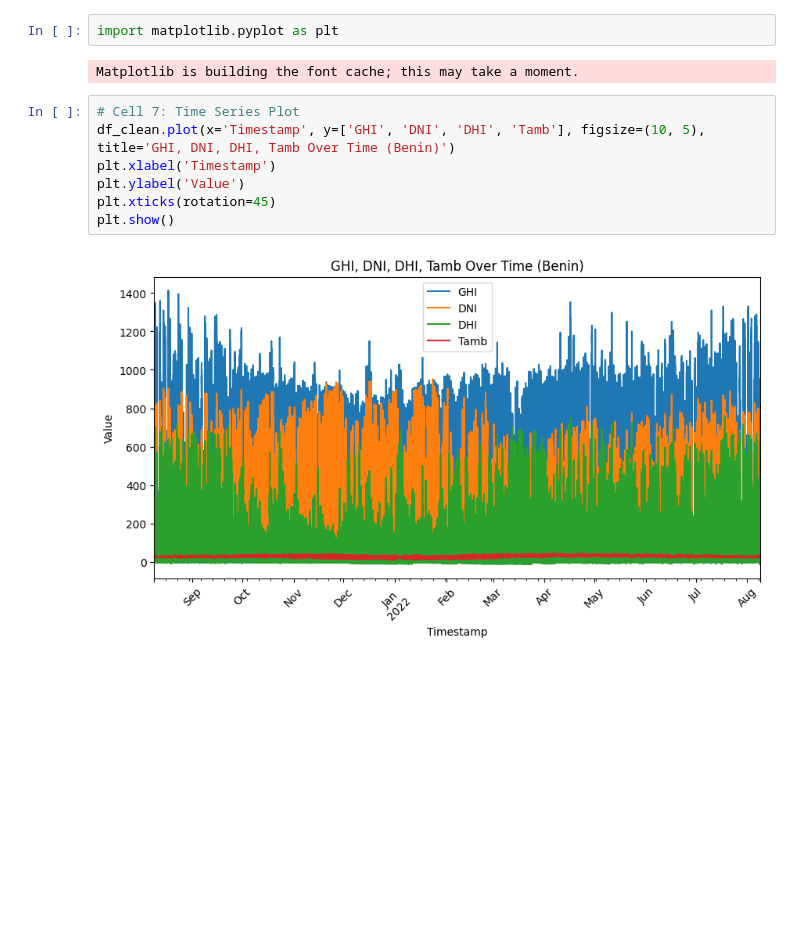
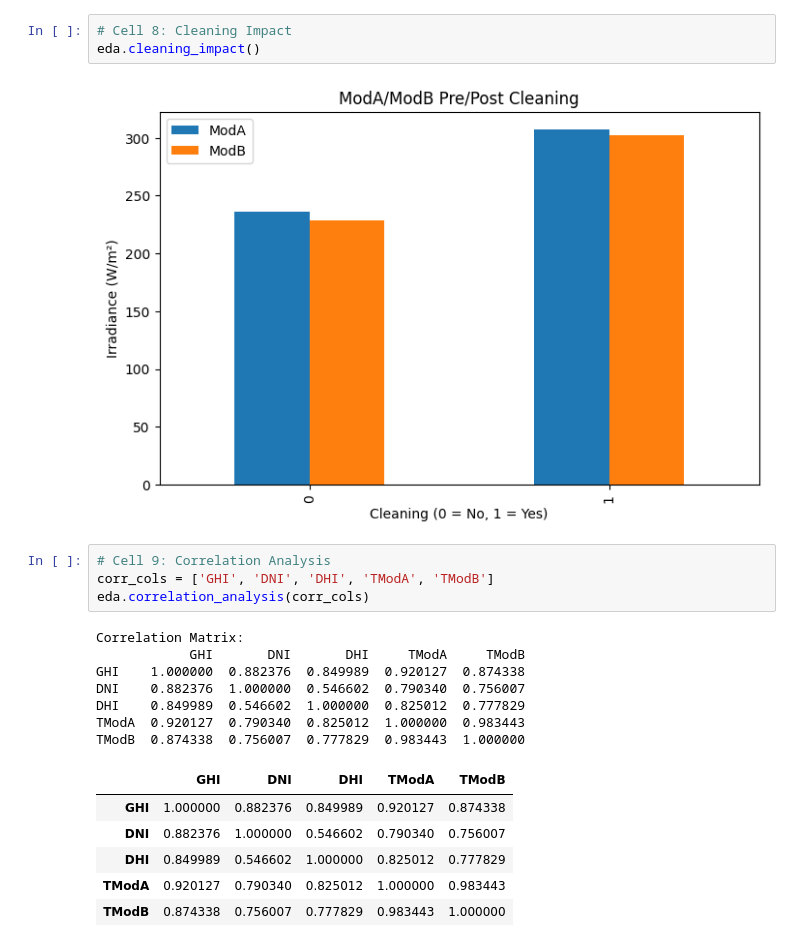
Before and after one commit to Lifeconr/solar-challenge-week1, a Jupyter notebook: notebooks/benin_eda.ipynb, the cells around one changed output. Saved outputs shown, nothing was run; the diff lists cells and outputs as text; blank space fills up the shorter version.

```diff
--- a/notebooks/benin_eda.ipynb
+++ b/notebooks/benin_eda.ipynb
@@ -109,14 +131,24 @@ Cleaned data saved to data/benin_clean.csv
 # %%
-import matplotlib.pyplot as plt
+# Cell 8: Cleaning Impact
+eda.cleaning_impact()
 # %% [output]
-Matplotlib is building the font cache; this may take a moment.
+[figure, added]
 # %%
-# Cell 7: Time Series Plot
-df_clean.plot(x='Timestamp', y=['GHI', 'DNI', 'DHI', 'Tamb'], figsize=(10, 5), title='GHI, DNI, DHI, Tamb Over Time (Benin)')
-plt.xlabel('Timestamp')
-plt.ylabel('Value')
-plt.xticks(rotation=45)
-plt.show()
+# Cell 9: Correlation Analysis
+corr_cols = ['GHI', 'DNI', 'DHI', 'TModA', 'TModB']
+eda.correlation_analysis(corr_cols)
 # %% [output]
-[figure, removed]
+Correlation Matrix:
+            GHI       DNI       DHI     TModA     TModB
+GHI    1.000000  0.882376  0.849989  0.920127  0.874338
+DNI    0.882376  1.000000  0.546602  0.790340  0.756007
+DHI    0.849989  0.546602  1.000000  0.825012  0.777829
+TModA  0.920127  0.790340  0.825012  1.000000  0.983443
+TModB  0.874338  0.756007  0.777829  0.983443  1.000000
+|  | GHI | DNI | DHI | TModA | TModB |
+| GHI | 1.000000 | 0.882376 | 0.849989 | 0.920127 | 0.874338 |
+| DNI | 0.882376 | 1.000000 | 0.546602 | 0.790340 | 0.756007 |
+| DHI | 0.849989 | 0.546602 | 1.000000 | 0.825012 | 0.777829 |
+| TModA | 0.920127 | 0.790340 | 0.825012 | 1.000000 | 0.983443 |
+| TModB | 0.874338 | 0.756007 | 0.777829 | 0.983443 | 1.000000 |
 # %%
```
Also changed, not shown: parts of 14 cells of this notebook, 2 other files.
